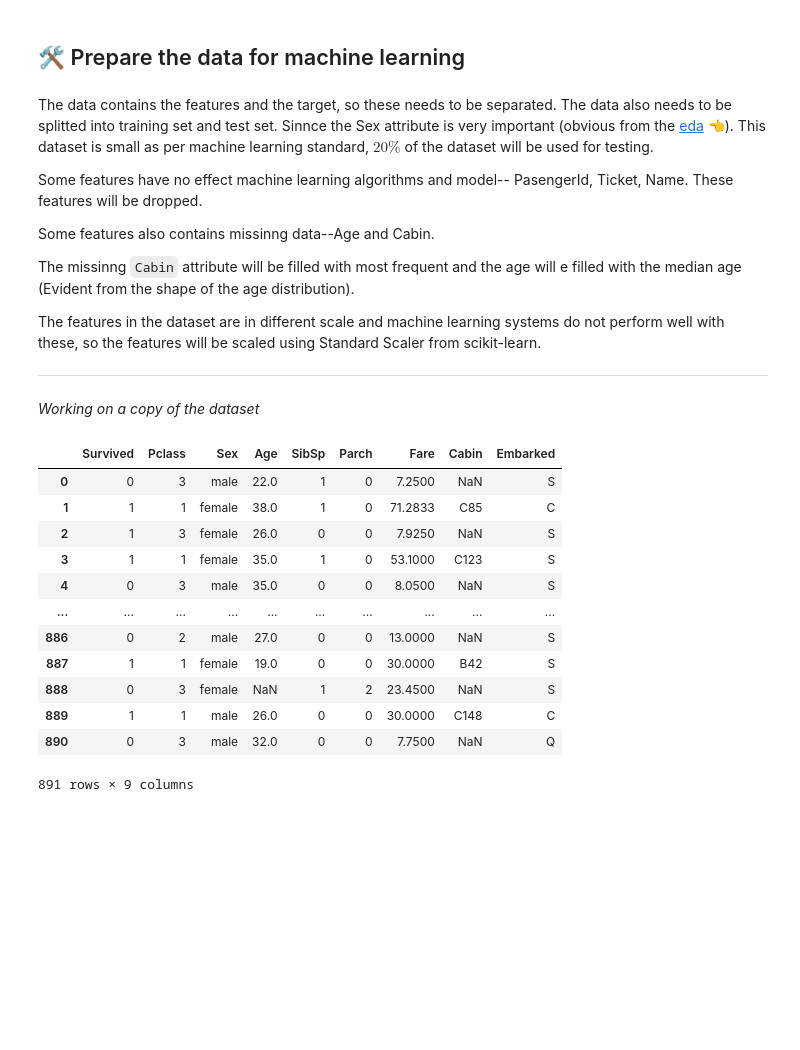
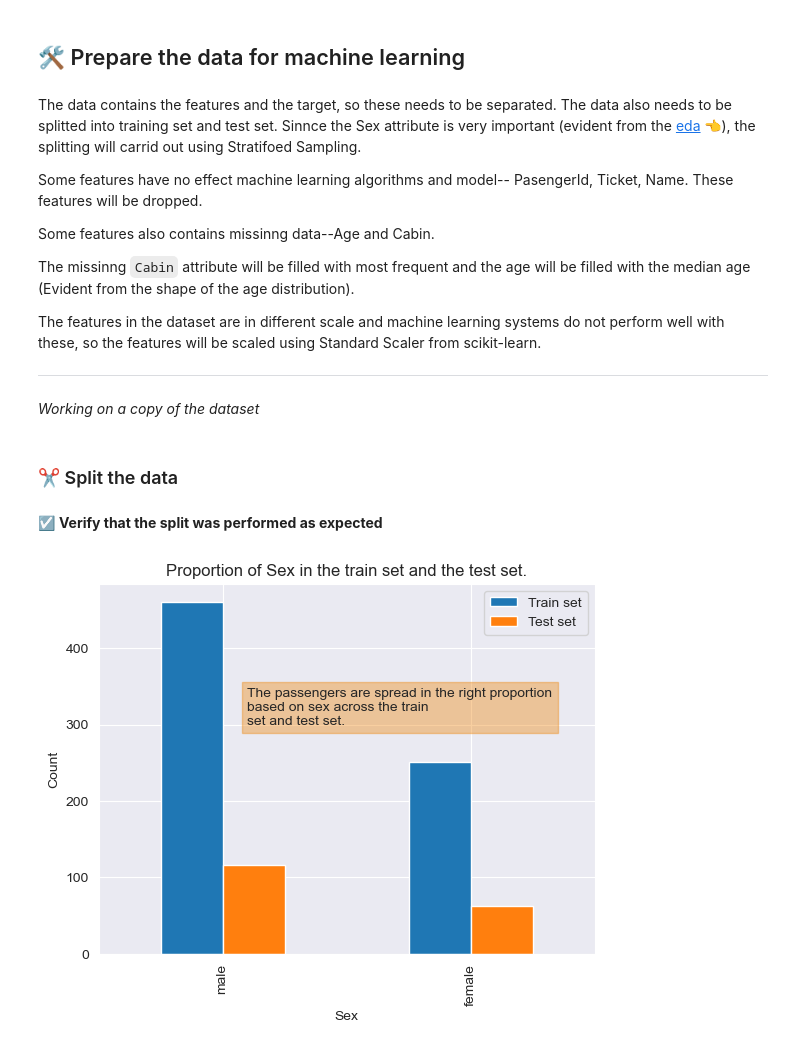
Before and after one commit to muyiwa-obadara/CODSOFT, a Jupyter notebook: titanic/titabic.ipynb, the cells around one changed output. Saved outputs shown, nothing was run; the diff lists cells and outputs as text; code cells hidden in the pictures; blank space fills up the shorter version.

Commit message:
titanic

```diff
--- a/titanic/titabic.ipynb
+++ b/titanic/titabic.ipynb
@@ -169,34 +174,35 @@ Interestingly, more female survived the harvoc that the male. In fact, 68% of th
 # %% [markdown]
 ## 🛠 Prepare the data for machine learning
 # %% [markdown]
-The data contains the features and the target, so these needs to be separated. The data also needs to be splitted into training set and test set. Sinnce the Sex attribute is very important (obvious from the [eda](#sex_eda) 👈). This dataset is small as per machine learning standard, $20\%$  of the dataset will be used for testing.
+The data contains the features and the target, so these needs to be separated. The data also needs to be splitted into training set and test set. Sinnce the Sex attribute is very important (evident from the [eda](#sex_eda) 👈),  the splitting will carrid out using Stratifoed Sampling.
 
 Some features have no effect machine learning algorithms and model-- PasengerId, Ticket, Name. These features will be dropped.
 
 Some features also contains missinng data--Age and Cabin.
 
-The missinng `Cabin` attribute will be filled with most frequent and the age will e filled with the median age (Evident from the shape of the age distribution).
+The missinng `Cabin` attribute will be filled with most frequent and the age will be filled with the median age (Evident from the shape of the age distribution).
 
 The features in the dataset are in different scale and machine learning systems do not perform well with these, so the features will be scaled using Standard Scaler from scikit-learn.
 
 ___
 *Working on a copy of the dataset*
+# %% [markdown]
+### ✂ Split the data
+# %%
+splitter = StratifiedShuffleSplit(n_splits=1, test_size=0.2, random_state=0)
+for train_index, test_index in splitter.split(df_titanic, df_titanic["Sex"]):
+    train_set = df_titanic.loc[train_index]
+    test_set = df_titanic.loc[test_index]
+# %% [markdown]
+☑ **Verify that the split was performed as expected**
 # %%
-df_titanic = df.copy()
-
-# Drop unuseful attributes
-df_titanic.drop(["Name", "PassengerId", "Ticket"], axis=1)
+ax = pd.concat([
+        pd.DataFrame(train_set.Sex.value_counts()),
+        pd.DataFrame(test_set.Sex.value_counts())], axis=1).plot.bar()
+ax.legend(["Train set", "Test set"])
+ax.yaxis.set_label_text("Count")
+ax.set_title("Proportion of Sex in the train set and the test set.")
+ax.text(0.1, 300, "The passengers are spread in the right proportion\nbased on sex across the train\nset and test set.",
+       bbox={"color": "#ef8912", "alpha": 0.4});
 # %% [output]
-|  | Survived | Pclass | Sex | Age | SibSp | Parch | Fare | Cabin | Embarked |
-| 0 | 0 | 3 | male | 22.0 | 1 | 0 | 7.2500 | NaN | S |
-| 1 | 1 | 1 | female | 38.0 | 1 | 0 | 71.2833 | C85 | C |
-| 2 | 1 | 3 | female | 26.0 | 0 | 0 | 7.9250 | NaN | S |
-| 3 | 1 | 1 | female | 35.0 | 1 | 0 | 53.1000 | C123 | S |
-| 4 | 0 | 3 | male | 35.0 | 0 | 0 | 8.0500 | NaN | S |
-| ... | ... | ... | ... | ... | ... | ... | ... | ... | ... |
-| 886 | 0 | 2 | male | 27.0 | 0 | 0 | 13.0000 | NaN | S |
-| 887 | 1 | 1 | female | 19.0 | 0 | 0 | 30.0000 | B42 | S |
-| 888 | 0 | 3 | female | NaN | 1 | 2 | 23.4500 | NaN | S |
-| 889 | 1 | 1 | male | 26.0 | 0 | 0 | 30.0000 | C148 | C |
-| 890 | 0 | 3 | male | 32.0 | 0 | 0 | 7.7500 | NaN | Q |
-891 rows × 9 columns
+[figure, added]
```
Also changed, not shown: parts of 5 cells of this notebook.
